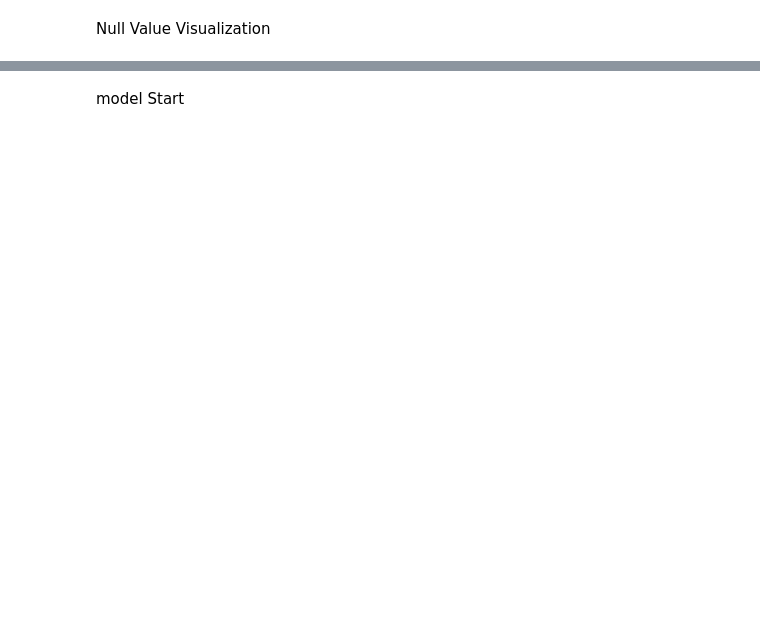
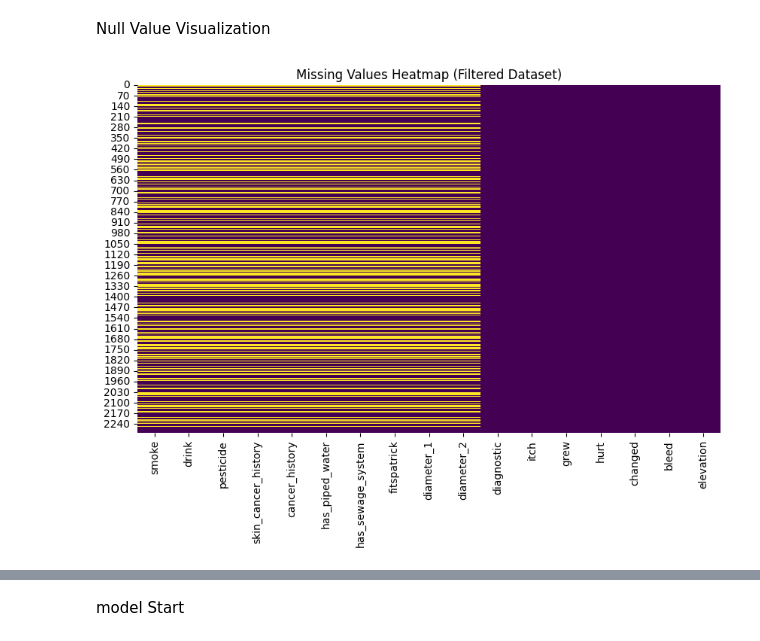
Before and after one commit to AlRafiAhmed/Early-stage-skin-cancer-detection, a Jupyter notebook: Early stage skin cancer detection.ipynb, the cells around one changed output, grey strips where cells are left out. Drawn from its saved outputs; the diff is of its cells as text; code cells hidden in the pictures; blank space fills up the shorter version.

```diff
--- a/Early stage skin cancer detection.ipynb
+++ b/Early stage skin cancer detection.ipynb
@@ -1,9 +1,16 @@
 # %%
 import pandas as pd
 # %%
-
 df = pd.read_csv('metadata.csv')
 
-print("Dataset shape:", df.shape)
+# Define columns to exclude (attributes to avoid)
+columns_to_exclude = ['patient_id', 'lesion_id', 'age', 'background_mother', 'background_father', 'gender', 'img_id', 'region', 'biopsed']
+
+# Filter the dataframe to exclude unwanted columns while keeping 'diagnostic' as target
+df = df.drop(columns=[col for col in columns_to_exclude if col in df.columns])
+
+print("Dataset shape after removing excluded attributes:", df.shape)
 print("\nFirst few rows:")
 print(df.head())
+print("\nColumns remaining in dataset:")
+print(df.columns.tolist())
@@ -12,22 +37,18 @@ Null Value Visualization
 # %%
 import matplotlib.pyplot as plt
 import seaborn as sns
 import os
 
-# Define columns to exclude
-columns_to_exclude = ['patient_id', 'lesion_id', 'age', 'background_mother', 'background_father', 'gender', 'img_id', 'region', 'biopsed']
-
-# Filter the dataframe to exclude unwanted columns while keeping 'diagnostic' as target
-df_filtered = df.drop(columns=[col for col in columns_to_exclude if col in df.columns])
-
 # Create plots directory if it doesn't exist
 os.makedirs("plots", exist_ok=True)
 
 plt.figure(figsize=(10,6))
-sns.heatmap(df_filtered.isnull(), cbar=False, cmap="viridis")
+sns.heatmap(df.isnull(), cbar=False, cmap="viridis")
 plt.title("Missing Values Heatmap (Filtered Dataset)")
 plt.savefig("plots/missing_values_filtered.png")
 plt.show()
+# %% [output]
+[figure, added]
 # %%
 # Drop rows with null values
 print("Dataset shape before dropping null values:", df.shape)
```
Also changed, not shown: parts of 18 cells of this notebook, 7 other files.
